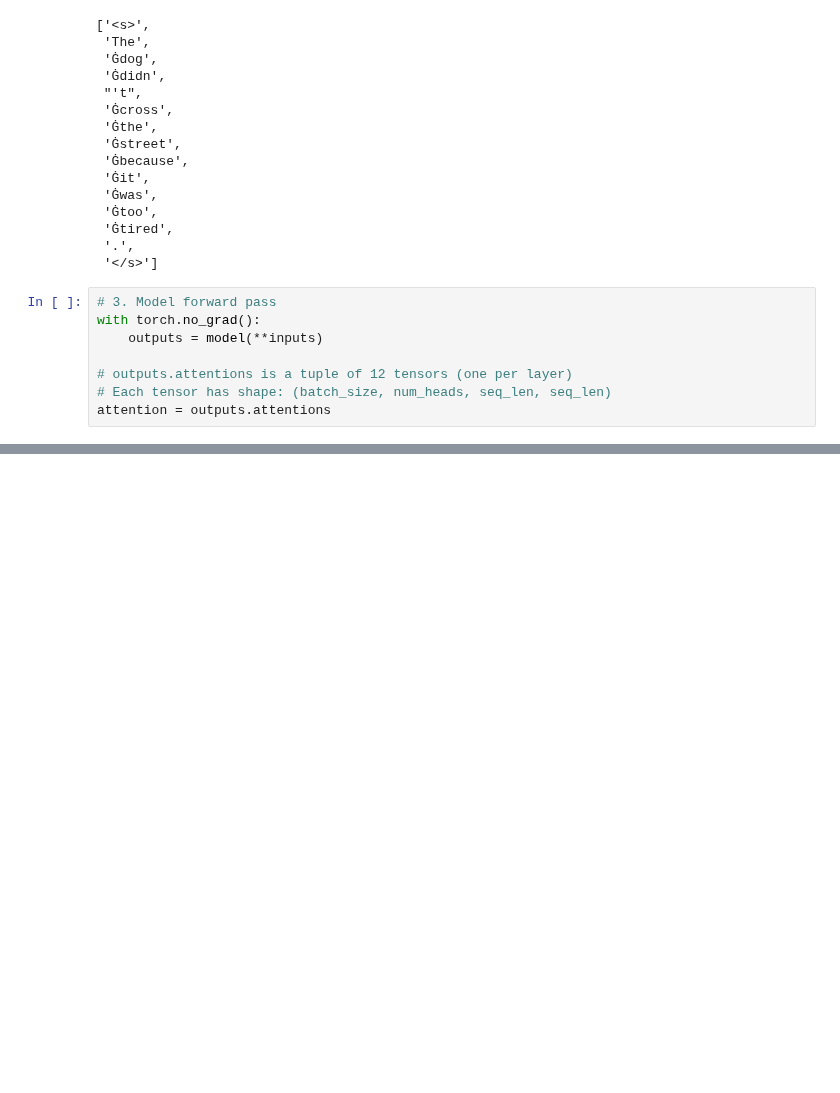
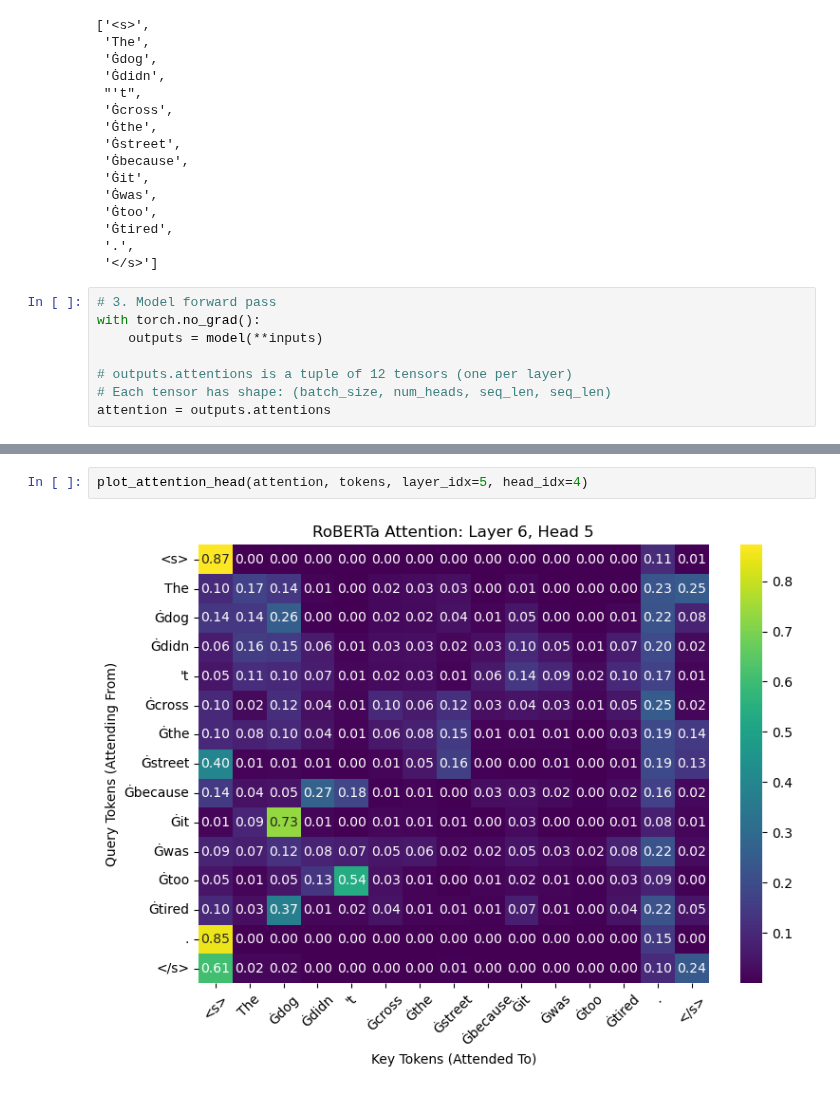
Before and after one commit to pnkq/code, a Jupyter notebook: con/src/main/python/ptok/e/visual.ipynb, the cells around one changed output, grey strips where cells are left out. Saved outputs shown, nothing was run; the diff lists cells and outputs as text; blank space fills up the shorter version.

```diff
--- a/con/src/main/python/ptok/e/visual.ipynb
+++ b/con/src/main/python/ptok/e/visual.ipynb
@@ -72,0 +91,4 @@ model_view(attention, tokens)
+# %%
+plot_attention_head(attention, tokens, layer_idx=5, head_idx=4)
+# %% [output]
+[figure, added]
```
Also changed, not shown: parts of 4 cells of this notebook, 1 other file.
